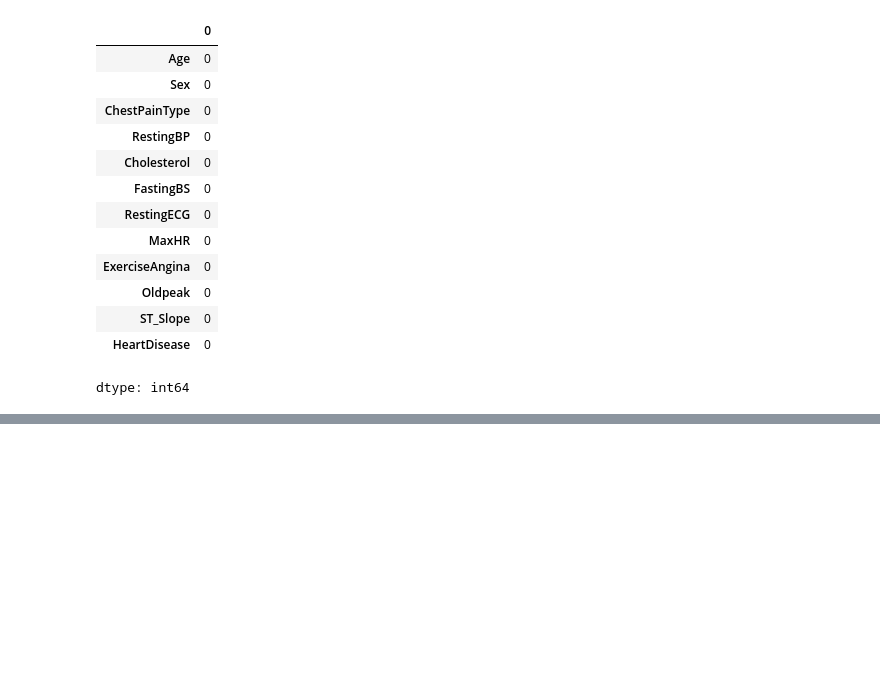
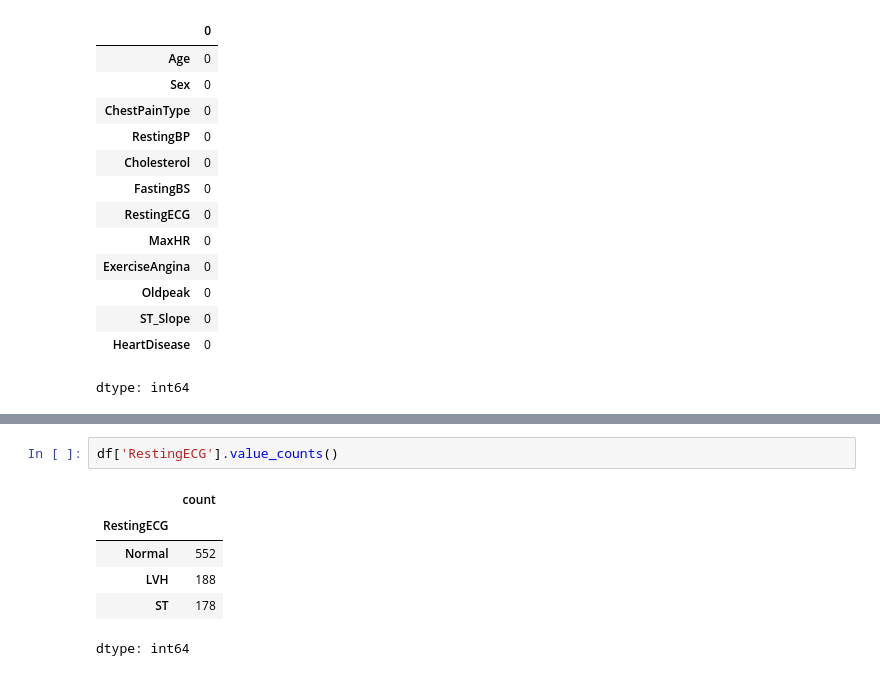
Before and after one commit to nehaljain21/Heart_Disease_EDA, a Jupyter notebook: HeartDisease.ipynb, the cells around one changed output, grey strips where cells are left out. Drawn from its saved outputs; the diff is of its cells as text; blank space fills up the shorter version.

```diff
--- a/HeartDisease.ipynb
+++ b/HeartDisease.ipynb
@@ -81,0 +125,9 @@ dtype: int64
+# %%
+df['RestingECG'].value_counts()
+# %% [output]
+|  | count |
+| RestingECG |  |
+| Normal | 552 |
+| LVH | 188 |
+| ST | 178 |
+dtype: int64
```
Also changed, not shown: parts of 7 cells of this notebook.
